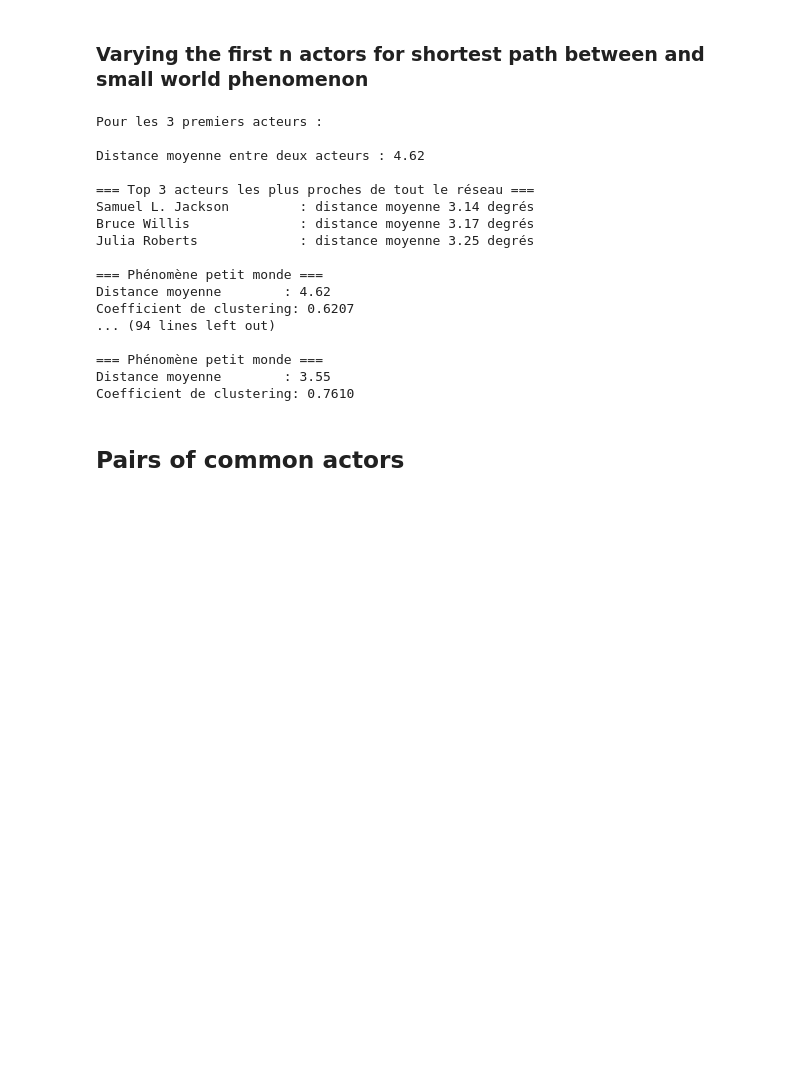
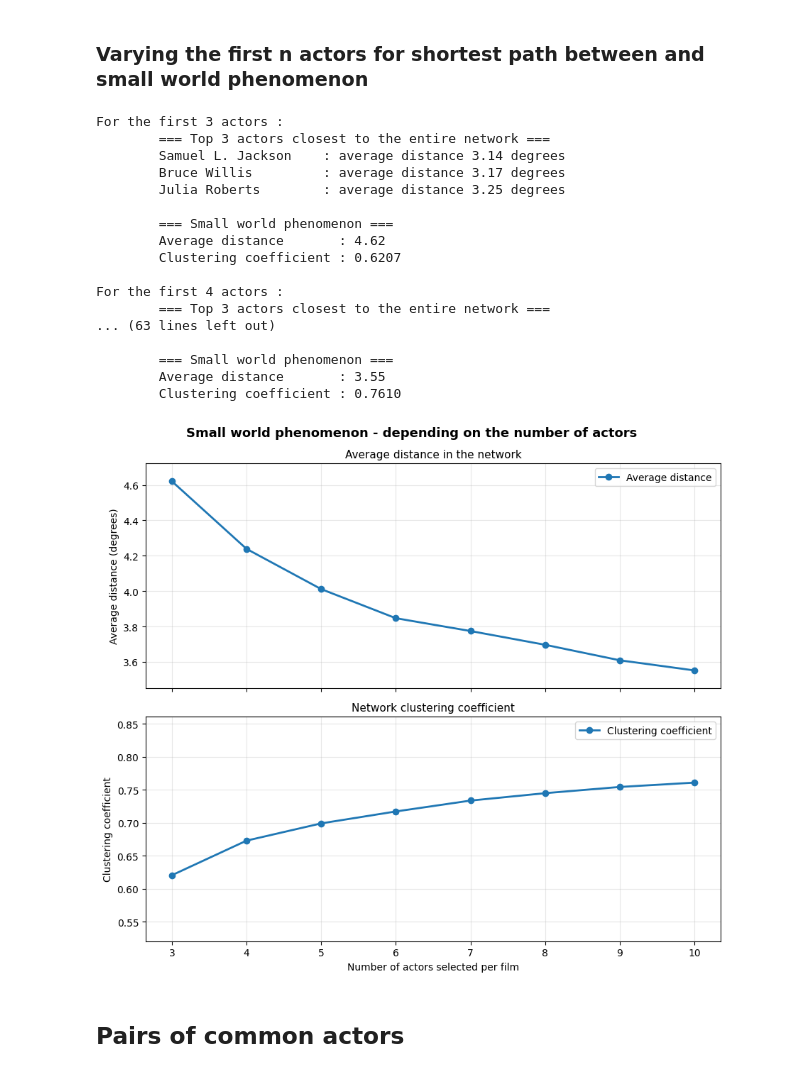
Before and after one commit to DavidGabrielPapa/TheseDeMaster, a Jupyter notebook: datatest.ipynb, the cells around one changed output. Drawn from its saved outputs; the diff is of its cells as text; code cells hidden in the pictures; blank space fills up the shorter version.

```diff
--- a/datatest.ipynb
+++ b/datatest.ipynb
@@ -540,6 +620,9 @@ Coefficient de clustering: 0.6207
 # %% [markdown]
 ### Varying the first n actors for shortest path between and small world phenomenon
 # %%
+avg_distances = []
+clustering_coeffs = []
+
 # From 3 to 10 actors
 for nb_actor in range(3, 11) :
     print(f"\nFor the first {nb_actor} actors : ")
@@ -553,6 +636,10 @@ for nb_actor in range(3, 11) :
     closeness = nx.closeness_centrality(largest_cc)
     df_closeness = pd.Series(closeness).sort_values(ascending=False)
 
+    clustering = nx.average_clustering(largest_cc)
+    avg_distances.append(avg_path)
+    clustering_coeffs.append(clustering)
+
     print("\t=== Top 3 actors closest to the entire network ===")
     for actor, score in df_closeness.head(3).items():
         avg_distance = 1 / score  # inverse de la closeness
@@ -561,25 +648,56 @@ for nb_actor in range(3, 11) :
     # Check out the small world phenomenon
     print(f"\n\t=== Small world phenomenon ===")
     print(f"\tAverage distance       : {avg_path:.2f}")
-    print(f"\tClustering coefficient : {nx.average_clustering(largest_cc):.4f}")
+    print(f"\tClustering coefficient : {clustering:.4f}")
 # %% [output]
-Pour les 3 premiers acteurs :
+For the first 3 actors :
+        === Top 3 actors closest to the entire network ===
+        Samuel L. Jackson    : average distance 3.14 degrees
+        Bruce Willis         : average distance 3.17 degrees
+        Julia Roberts        : average distance 3.25 degrees
 
-Distance moyenne entre deux acteurs : 4.62
+        === Small world phenomenon ===
+        Average distance       : 4.62
+        Clustering coefficient : 0.6207
 
-=== Top 3 acteurs les plus proches de tout le réseau ===
-Samuel L. Jackson         : distance moyenne 3.14 degrés
-Bruce Willis              : distance moyenne 3.17 degrés
-Julia Roberts             : distance moyenne 3.25 degrés
+For the first 4 actors :
+        === Top 3 actors closest to the entire network ===
+... (63 lines left out)
 
-=== Phénomène petit monde ===
-Distance moyenne        : 4.62
-Coefficient de clustering: 0.6207
-... (94 lines left out)
-
-=== Phénomène petit monde ===
-Distance moyenne        : 3.55
-Coefficient de clustering: 0.7610
+        === Small world phenomenon ===
+        Average distance       : 3.55
+        Clustering coefficient : 0.7610
+# %%
+# Graphiques
+fig, (ax1, ax2) = plt.subplots(2, 1, figsize=(9, 8), sharex=True)
+fig.suptitle("Small world phenomenon - depending on the number of actors", fontsize=13, fontweight='bold')
+
+x = list(range(3, 11))
+
+# Average distance
+margin = 0.1
+ax1.set_ylim(min(avg_distances) - margin, max(avg_distances) + margin)
+ax1.plot(x, avg_distances, linewidth=2, marker='o', markersize=6, label='Average distance')
+ax1.set_ylabel("Average distance (degrees)")
+ax1.set_title("Average distance in the network", fontsize=11)
+ax1.grid(True, alpha=0.3)
+ax1.legend()
+
+# Clustering coefficient
+ax2.set_ylim(min(clustering_coeffs) - margin, max(clustering_coeffs) + margin)
+ax2.plot(x, clustering_coeffs, linewidth=2, marker='o', markersize=6, label='Clustering coefficient')
+ax2.set_xlabel("Number of actors selected per film")
+ax2.set_ylabel("Clustering coefficient")
+ax2.set_title("Network clustering coefficient", fontsize=11)
+ax2.set_xticks(x)
+ax2.grid(True, alpha=0.3)
+ax2.legend()
+
+plt.tight_layout()
+plt.savefig("Images/Actors/small_world_evolution.png", dpi=150, bbox_inches='tight')
+plt.show()
+# %% [output]
+[figure, added]
 # %% [markdown]
 ## Pairs of common actors
 # %%
```
Also changed, not shown: parts of 11 cells of this notebook, 4 other files.
